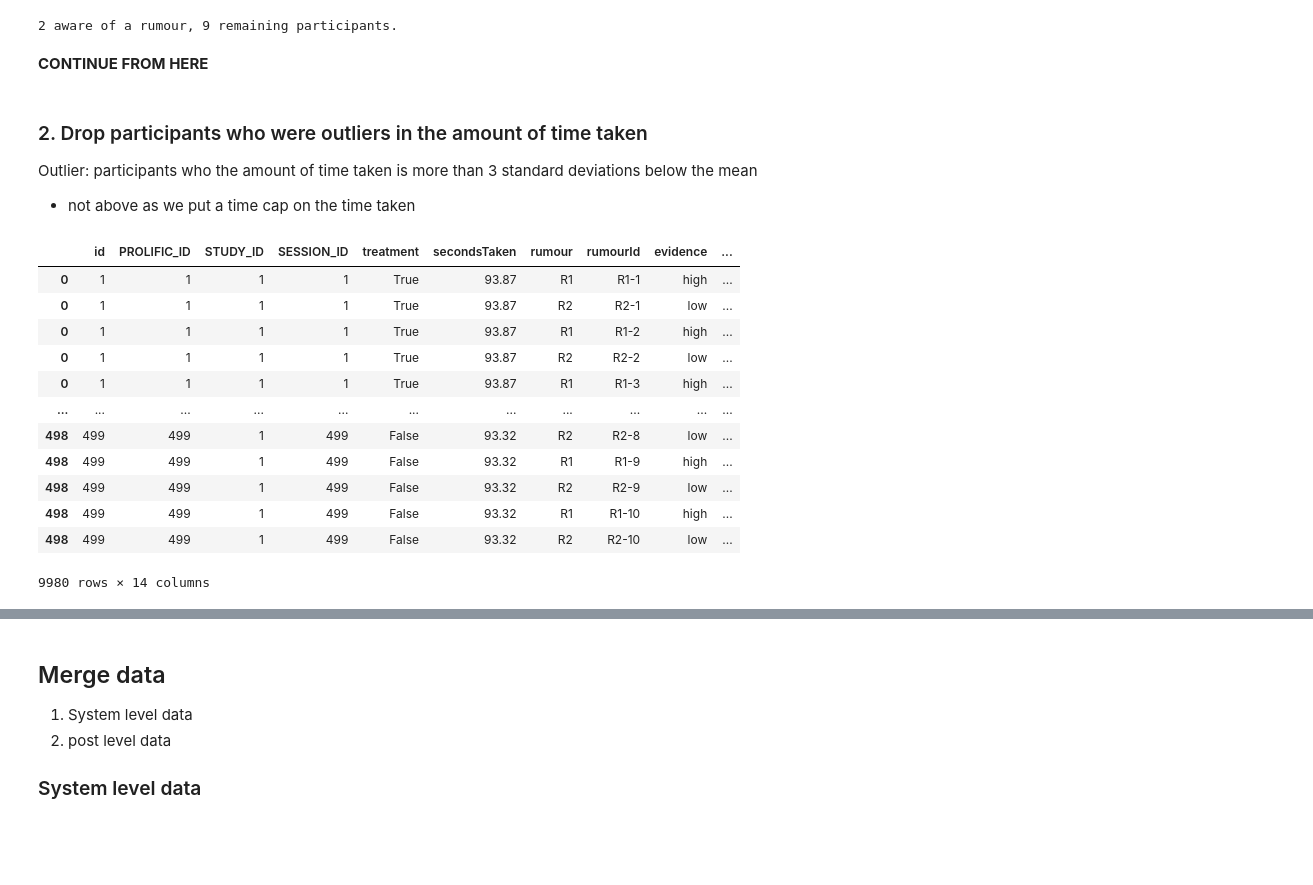
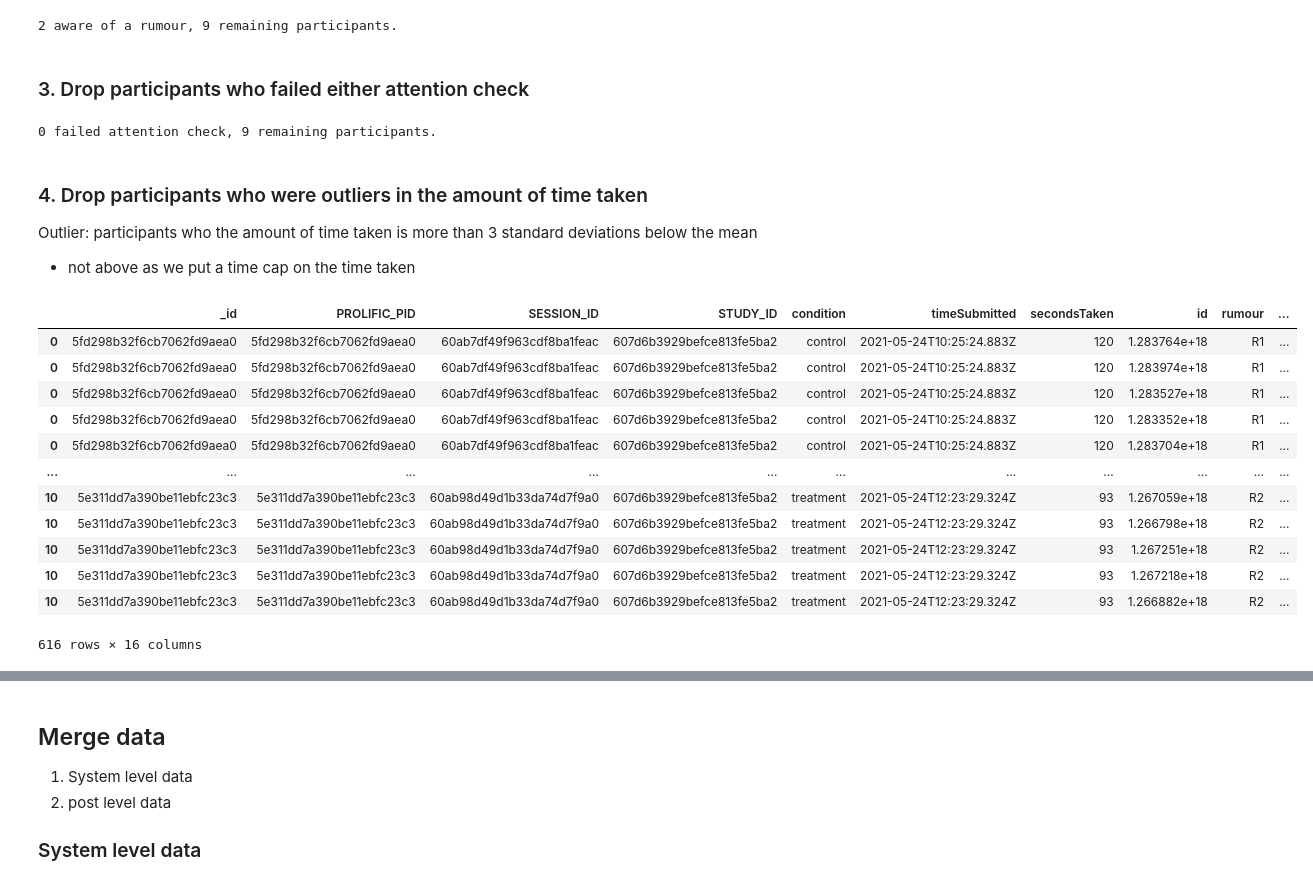
Before and after one commit to cameron-raymond/SDS-Thesis, a Jupyter notebook: notebooks/Clean_Data.ipynb, the cells around one changed output, grey strips where cells are left out. Drawn from its saved outputs; the diff is of its cells as text; code cells hidden in the pictures; blank space fills up the shorter version.

Commit message:
data cleaning!

```diff
--- a/notebooks/Clean_Data.ipynb
+++ b/notebooks/Clean_Data.ipynb
@@ -80,30 +71,44 @@ num_participants -= num_aware
 print(f"{num_aware} aware of a rumour, {num_participants} remaining participants.")
 # %% [output]
 2 aware of a rumour, 9 remaining participants.
-# %% [markdown]
-**CONTINUE FROM HERE**
+# %% [markdown]
+### 3. Drop participants who failed either attention check
+# %%
+no_attention = ~(rumour_check["attentionCheckR1"].astype(bool) & rumour_check["attentionCheckR2"].astype(bool))
+no_attention = pd.Series(rumour_check[no_attention]["PROLIFIC_PID"].unique())
+to_drop = pd.Series(to_drop.append(no_attention))
+num_no_attention = len(no_attention)
+num_participants -= num_no_attention
+print(f"{num_no_attention} failed attention check, {num_participants} remaining participants.")
+# %% [output]
+0 failed attention check, 9 remaining participants.
 # %% [markdown]
-### 2. Drop participants who were outliers in the amount of time taken
+### 4. Drop participants who were outliers in the amount of time taken
 
 Outlier: participants who the amount of time taken is more than 3 standard deviations below the mean
 - not above as we put a time cap on the time taken
 # %%
-posts = pd.read_json("../data/raw/mock_data/posts-schema.json",orient="records")
-posts = posts.explode("posts")
-posts = pd.concat([posts.drop(['posts'], axis=1), posts['posts'].apply(pd.Series)], axis=1)
-assert (posts.groupby("PROLIFIC_ID").count()["id"] == 20).all(), "Some people have a different number of posts"
+r1_posts = pd.DataFrame.from_records(list(db["rumour-one-results"].find()))
+r1_posts = r1_posts.explode("posts")
+r1_posts = pd.concat([r1_posts.drop(['posts'], axis=1), r1_posts['posts'].apply(pd.Series)], axis=1)
+
+r2_posts = pd.DataFrame.from_records(list(db["rumour-two-results"].find()))
+r2_posts = r2_posts.explode("posts")
+r2_posts = pd.concat([r2_posts.drop(['posts'], axis=1), r2_posts['posts'].apply(pd.Series)], axis=1)
+posts = pd.concat([r1_posts,r2_posts])
+assert (posts.groupby("PROLIFIC_PID").count()["id"] == 56).all(), "Some people have a different number of posts"
 posts
 # %% [output]
-|  | id | PROLIFIC_ID | STUDY_ID | SESSION_ID | treatment | secondsTaken | rumour | rumourId | evidence | ... |
-| 0 | 1 | 1 | 1 | 1 | True | 93.87 | R1 | R1-1 | high | ... |
-| 0 | 1 | 1 | 1 | 1 | True | 93.87 | R2 | R2-1 | low | ... |
-| 0 | 1 | 1 | 1 | 1 | True | 93.87 | R1 | R1-2 | high | ... |
-| 0 | 1 | 1 | 1 | 1 | True | 93.87 | R2 | R2-2 | low | ... |
-| 0 | 1 | 1 | 1 | 1 | True | 93.87 | R1 | R1-3 | high | ... |
+|  | _id | PROLIFIC_PID | SESSION_ID | STUDY_ID | condition | timeSubmitted | secondsTaken | id | rumour | ... |
+| 0 | 5fd298b32f6cb7062fd9aea0 | 5fd298b32f6cb7062fd9aea0 | 60ab7df49f963cdf8ba1feac | 607d6b3929befce813fe5ba2 | control | 2021-05-24T10:25:24.883Z | 120 | 1.283764e+18 | R1 | ... |
+| 0 | 5fd298b32f6cb7062fd9aea0 | 5fd298b32f6cb7062fd9aea0 | 60ab7df49f963cdf8ba1feac | 607d6b3929befce813fe5ba2 | control | 2021-05-24T10:25:24.883Z | 120 | 1.283974e+18 | R1 | ... |
+| 0 | 5fd298b32f6cb7062fd9aea0 | 5fd298b32f6cb7062fd9aea0 | 60ab7df49f963cdf8ba1feac | 607d6b3929befce813fe5ba2 | control | 2021-05-24T10:25:24.883Z | 120 | 1.283527e+18 | R1 | ... |
+| 0 | 5fd298b32f6cb7062fd9aea0 | 5fd298b32f6cb7062fd9aea0 | 60ab7df49f963cdf8ba1feac | 607d6b3929befce813fe5ba2 | control | 2021-05-24T10:25:24.883Z | 120 | 1.283352e+18 | R1 | ... |
+| 0 | 5fd298b32f6cb7062fd9aea0 | 5fd298b32f6cb7062fd9aea0 | 60ab7df49f963cdf8ba1feac | 607d6b3929befce813fe5ba2 | control | 2021-05-24T10:25:24.883Z | 120 | 1.283704e+18 | R1 | ... |
 | ... | ... | ... | ... | ... | ... | ... | ... | ... | ... | ... |
-| 498 | 499 | 499 | 1 | 499 | False | 93.32 | R2 | R2-8 | low | ... |
-| 498 | 499 | 499 | 1 | 499 | False | 93.32 | R1 | R1-9 | high | ... |
-| 498 | 499 | 499 | 1 | 499 | False | 93.32 | R2 | R2-9 | low | ... |
-| 498 | 499 | 499 | 1 | 499 | False | 93.32 | R1 | R1-10 | high | ... |
-| 498 | 499 | 499 | 1 | 499 | False | 93.32 | R2 | R2-10 | low | ... |
+| 10 | 5e311dd7a390be11ebfc23c3 | 5e311dd7a390be11ebfc23c3 | 60ab98d49d1b33da74d7f9a0 | 607d6b3929befce813fe5ba2 | treatment | 2021-05-24T12:23:29.324Z | 93 | 1.267059e+18 | R2 | ... |
+| 10 | 5e311dd7a390be11ebfc23c3 | 5e311dd7a390be11ebfc23c3 | 60ab98d49d1b33da74d7f9a0 | 607d6b3929befce813fe5ba2 | treatment | 2021-05-24T12:23:29.324Z | 93 | 1.266798e+18 | R2 | ... |
+| 10 | 5e311dd7a390be11ebfc23c3 | 5e311dd7a390be11ebfc23c3 | 60ab98d49d1b33da74d7f9a0 | 607d6b3929befce813fe5ba2 | treatment | 2021-05-24T12:23:29.324Z | 93 | 1.267251e+18 | R2 | ... |
+| 10 | 5e311dd7a390be11ebfc23c3 | 5e311dd7a390be11ebfc23c3 | 60ab98d49d1b33da74d7f9a0 | 607d6b3929befce813fe5ba2 | treatment | 2021-05-24T12:23:29.324Z | 93 | 1.267218e+18 | R2 | ... |
+| 10 | 5e311dd7a390be11ebfc23c3 | 5e311dd7a390be11ebfc23c3 | 60ab98d49d1b33da74d7f9a0 | 607d6b3929befce813fe5ba2 | treatment | 2021-05-24T12:23:29.324Z | 93 | 1.266882e+18 | R2 | ... |
-9980 rows × 14 columns
+616 rows × 16 columns
```
Also changed, not shown: parts of 31 cells of this notebook.
